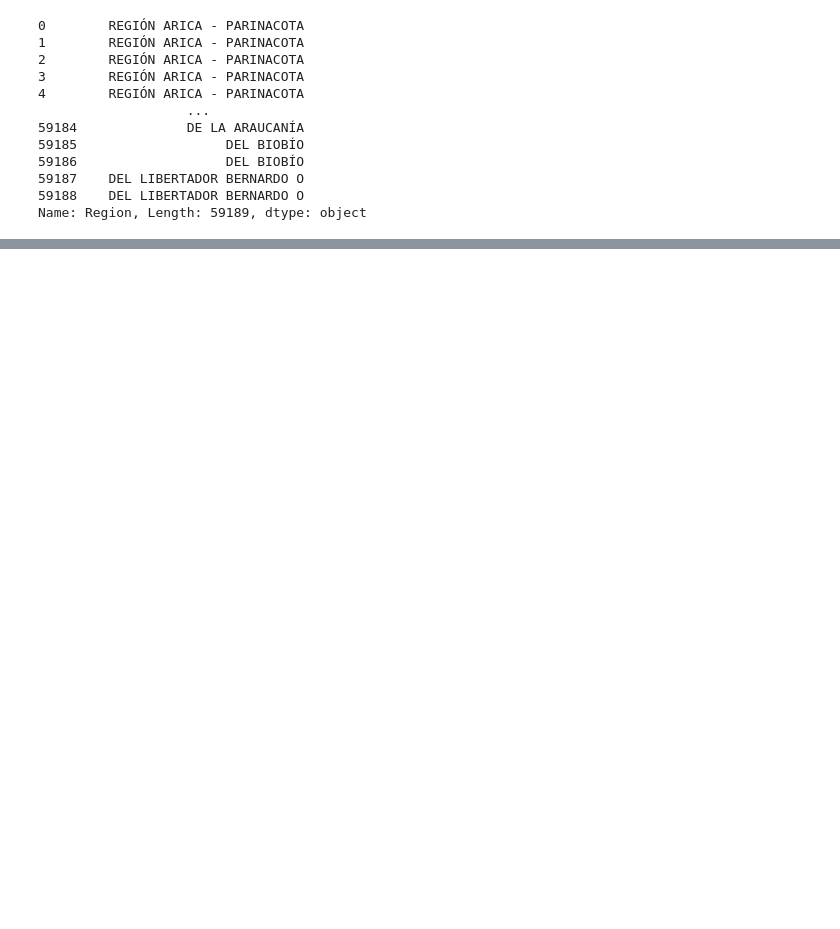
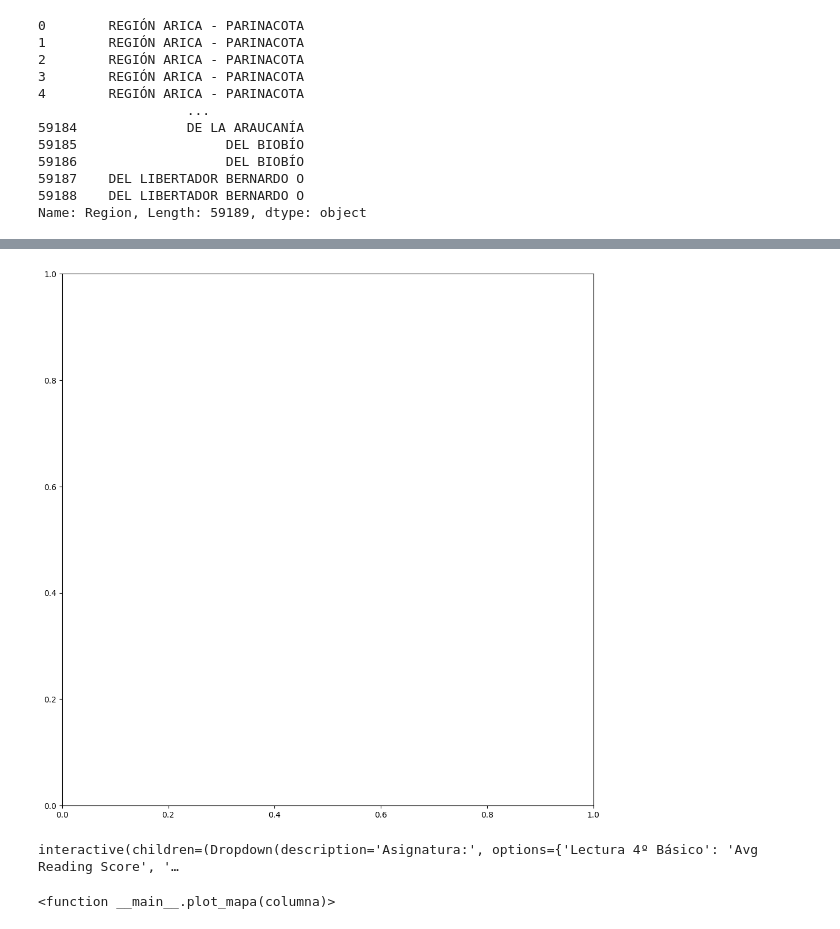
Before and after one commit to SebaxxDev/VIS, a Jupyter notebook: vis.ipynb, the cells around one changed output, grey strips where cells are left out. Cells and saved outputs as stored; diff of their text form; code cells hidden in the pictures; blank space fills up the shorter version.

```diff
--- a/vis.ipynb
+++ b/vis.ipynb
@@ -161,0 +162,32 @@ DataSourceError: comunas.shp: No such file or directory
+# %%
+selector = widgets.Dropdown(
+    options={
+        "Lectura 4º Básico": "Avg Reading Score",
+        "Matemática 4º Básico": "Avg Math Score",
+    },
+    value="Avg Reading Score",
+    description="Asignatura:"
+)
+# %%
+def plot_mapa(columna):
+    fig, ax = plt.subplots(figsize=(12, 12))
+    cities_in_region.plot(
+        column=columna,
+        cmap="viridis",
+        linewidth=0.4,
+        #edgecolor="black",
+        legend=True,
+        ax=ax
+    )
+    ax.set_title(f"Puntaje SIMCE — {columna}", fontsize=17)
+    ax.axis("off")
+    plt.show()
+# %%
+widgets.interact(
+    plot_mapa,
+    columna=selector
+)
+# %% [output]
+[figure, added]
+interactive(children=(Dropdown(description='Asignatura:', options={'Lectura 4º Básico': 'Avg Reading Score', '…
+<function __main__.plot_mapa(columna)>
```
Also changed, not shown: parts of 7 cells of this notebook, 1 other file.
